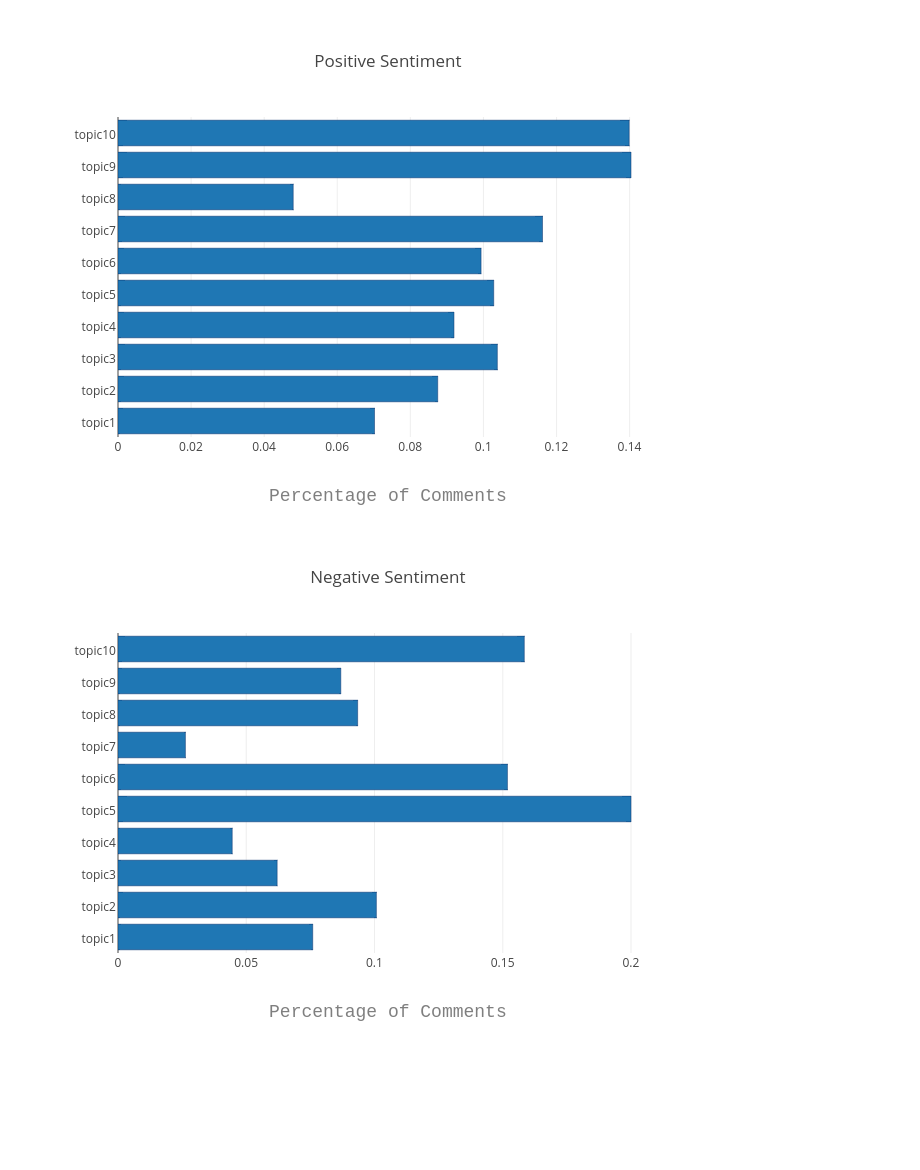
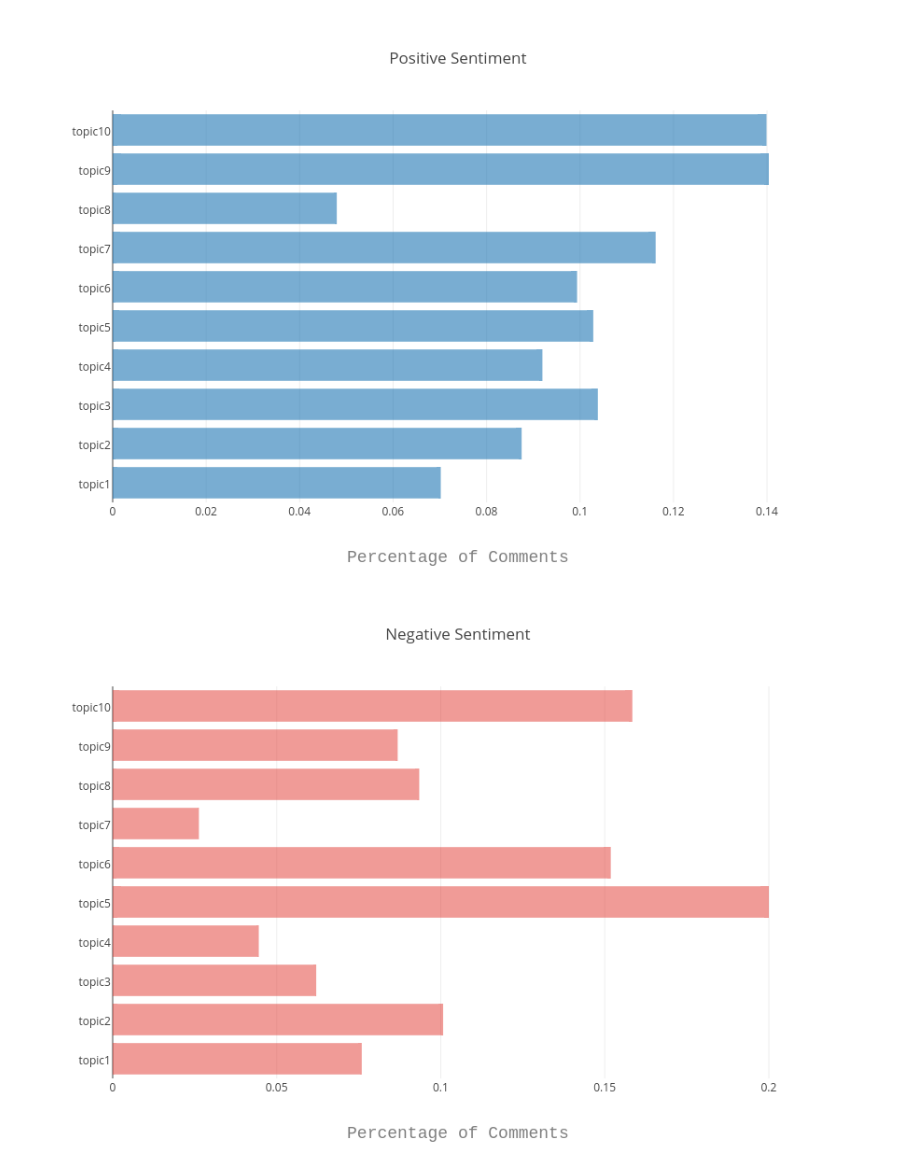
Before and after one commit to PeggyFan/Project, a Jupyter notebook: Graphs.ipynb, the cells around one changed output. Cells and saved outputs as stored; diff of their text form; code cells hidden in the pictures; blank space fills up the shorter version.

```diff
--- a/Graphs.ipynb
+++ b/Graphs.ipynb
@@ -11,3 +11,21 @@ from sklearn.decomposition import NMF
 from sklearn.metrics import mean_squared_error
 from sklearn.feature_extraction import text
 import re
+# %%
+def add_newline(text):
+    text = text.replace("Ms. ", "")
+    text = text.replace("Mrs. ", "")
+    text = text.replace("Mr. ", "")
+    text = unicode(text, 'utf-8')
+    text = text.encode('ascii', 'ignore')
+
+    def Sentences(text):
+        sentenceEnders = re.compile('[.!?]')
+        sentenceList = sentenceEnders.split(text)
+        return sentenceList
+
+    content = Sentences(text)[:2]
+    new = "<br>".join(content)
+    new = re.sub('<br> ', '<br>', new)
+
+    return new
@@ -93,40 +90,38 @@ data = Data([
         x=hilary_topics['pos_percent'],
         text=hilary_topics['hilary_pos_ex1'],
         orientation = 'h',
-        marker=Marker(
         opacity=0.6,
-        line=Line(
-            color='rgb(8,48,107)',
-            width=0.5,
-        )
     )
-)
+
 
 ])
 layout = Layout(
     title='Positive Sentiment',
     xaxis=XAxis(
         title='Percentage of Comments',
         titlefont=Font(
             family='Courier New, monospace',
             size=18,
             color='#7f7f7f'
         )
     ),
+    width=900,
+    height=600,
+
     yaxis=YAxis(
         title='',
         titlefont=Font(
             family='Courier New, monospace',
             size=18,
             color='#7f7f7f'
         )
     )
 )
 
 fig = Figure(data=data, layout=layout)
 py.iplot(fig, validate=False, filename='hilary_pos')
 # %% [output]
-[figure, old version]
+[figure, new version]
 # %%
 data = Data([
     Bar(
@@ -135,13 +130,12 @@ data = Data([
         text=hilary_topics['hilary_neg_ex1'],
         orientation = 'h',
         marker=Marker(
+            color='rgba(222,45,38,0.8)',
+            opacity=0.6,
+        ),
         opacity=0.6,
-        line=Line(
-            color='rgb(8,48,107)',
-            width=0.5,
-        )
     )
-)
+
 
 ])
 layout = Layout(
@@ -154,6 +148,10 @@ layout = Layout(
             color='#7f7f7f'
         )
     ),
+
+    width=900,
+    height=600,
+
     yaxis=YAxis(
         title='',
         titlefont=Font(
@@ -167,4 +165,4 @@ layout = Layout(
 fig = Figure(data=data, layout=layout)
 py.iplot(fig, validate=False, filename='hilary_neg')
 # %% [output]
-[figure, old version]
+[figure, new version]
```
Also changed, not shown: parts of 13 cells of this notebook, 20 other files.
